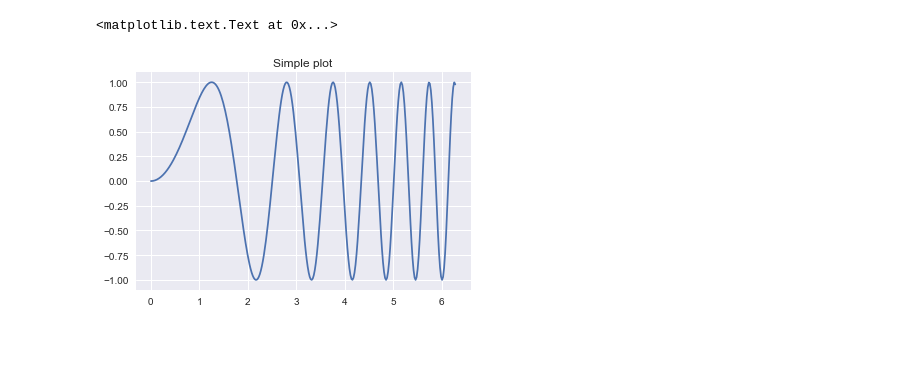
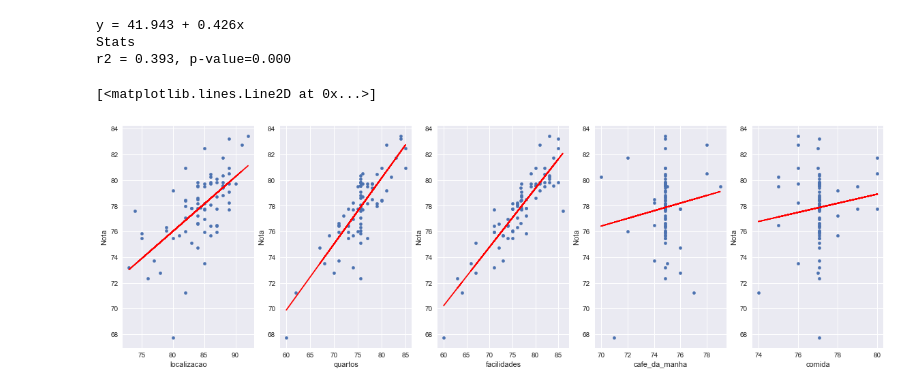
Before and after one commit to if1015-datascience-ufpe/projeto-2017-1-os3dosdados, a Jupyter notebook: Fase 3 - Regressão Linear.ipynb, the cells around one changed output. Cells and saved outputs as stored; diff of their text form; code cells hidden in the pictures; blank space fills up the shorter version.

```diff
--- a/Fase 3 - Regressão Linear.ipynb
+++ b/Fase 3 - Regressão Linear.ipynb
@@ -21,16 +30,43 @@ dtf.reset_index(inplace=True,drop=True)
-# %%
-x = np.linspace(0, 2 * np.pi, 300)
-y = np.sin(x ** 2)
-
-f, ax = plt.subplots()
-ax.plot(x, y)
-ax.set_title('Simple plot')
-
-
-figs, axes = plt.subplots(1,3,figsize=(12,4))
-ads[['TV','Sales']].plot.scatter(x='TV',y='Sales',ax=axes[0])
-ads[['Radio','Sales']].plot.scatter(x='Radio',y='Sales',ax=axes[1])
-ads[['Newspaper','Sales']].plot.scatter(x='Newspaper',y='Sales',ax=axes[2])
-# %% [output]
-<matplotlib.text.Text at 0x...>
-[figure, removed]
+# %%
+from scipy.stats import linregress
+
+figs, axes = plt.subplots(1,5,figsize=(20,6))
+entrada[['localizacao','Nota']].plot.scatter(x='localizacao',y='Nota',ax=axes[0])
+entrada[['quartos','Nota']].plot.scatter(x='quartos',y='Nota',ax=axes[1])
+entrada[['facilidades','Nota']].plot.scatter(x='facilidades',y='Nota',ax=axes[2])
+entrada[['cafe_da_manha','Nota']].plot.scatter(x='cafe_da_manha',y='Nota',ax=axes[3])
+entrada[['comida','Nota']].plot.scatter(x='comida',y='Nota',ax=axes[4])
+
+xLocal = entrada.localizacao.values.copy()
+xQuart = entrada.quartos.values.copy()
+xFacil = entrada.facilidades.values.copy()
+xCafe = entrada.cafe_da_manha.values.copy()
+xComida = entrada.comida.values.copy()
+y = entrada.Nota.values
+
+modelLocal = linregress(xLocal,y)
+modelQuartos = linregress(xQuart,y)
+modelFacil = linregress(xFacil,y)
+modelCafe = linregress(xCafe,y)
+modelComida = linregress(xComida,y)
+
+##Printando as Stats da Localização
+print('y = {:.3f} + {:.3f}x'.format(modelLocal.intercept,modelLocal.slope))
+print('Stats')
+print('r2 = {:.3f}, p-value={:.3f}'.format(modelLocal.rvalue**2,modelLocal.pvalue))
+
+##Plot das regressões obtidas com o scipy nos dados coletados
+axes[0].plot(entrada.localizacao,entrada.localizacao.map(lambda x: modelLocal.slope*x + modelLocal.intercept),color='red')
+axes[1].plot(entrada.quartos,entrada.quartos.map(lambda x: modelQuartos.slope*x + modelQuartos.intercept),color='red')
+axes[2].plot(entrada.facilidades,entrada.facilidades.map(lambda x: modelFacil.slope*x + modelFacil.intercept),color='red')
+axes[3].plot(entrada.cafe_da_manha,entrada.cafe_da_manha.map(lambda x: modelCafe.slope*x + modelCafe.intercept),color='red')
+axes[4].plot(entrada.comida,entrada.comida.map(lambda x: modelComida.slope*x + modelComida.intercept),color='red')
+
+#axes.plot
+#ax.plot(ads.TV,ads.TV.map(lambda x: b1*x+b0),color='red')
+# %% [output]
+y = 41.943 + 0.426x
+Stats
+r2 = 0.393, p-value=0.000
+[<matplotlib.lines.Line2D at 0x...>]
+[figure, added]
```
Also changed, not shown: parts of 1 cell of this notebook, 1 other file.
